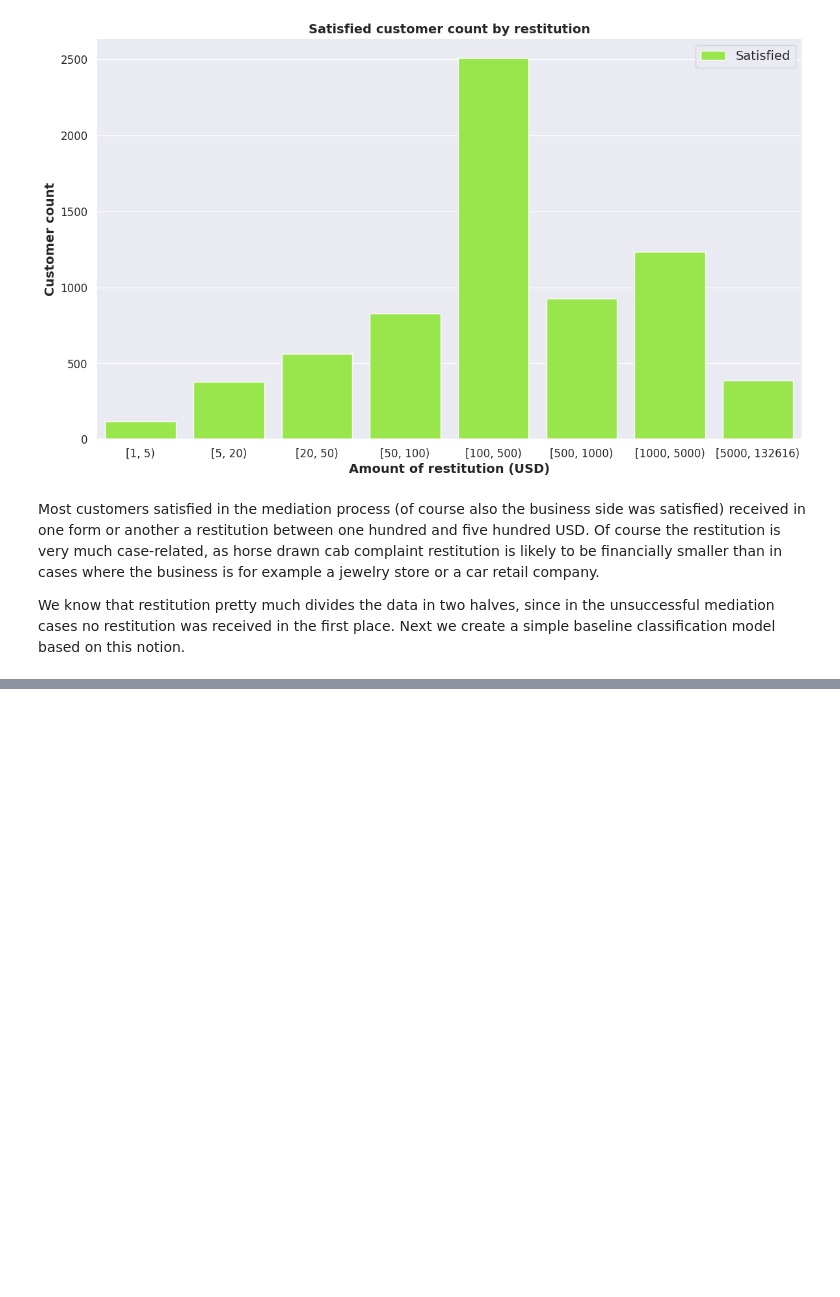
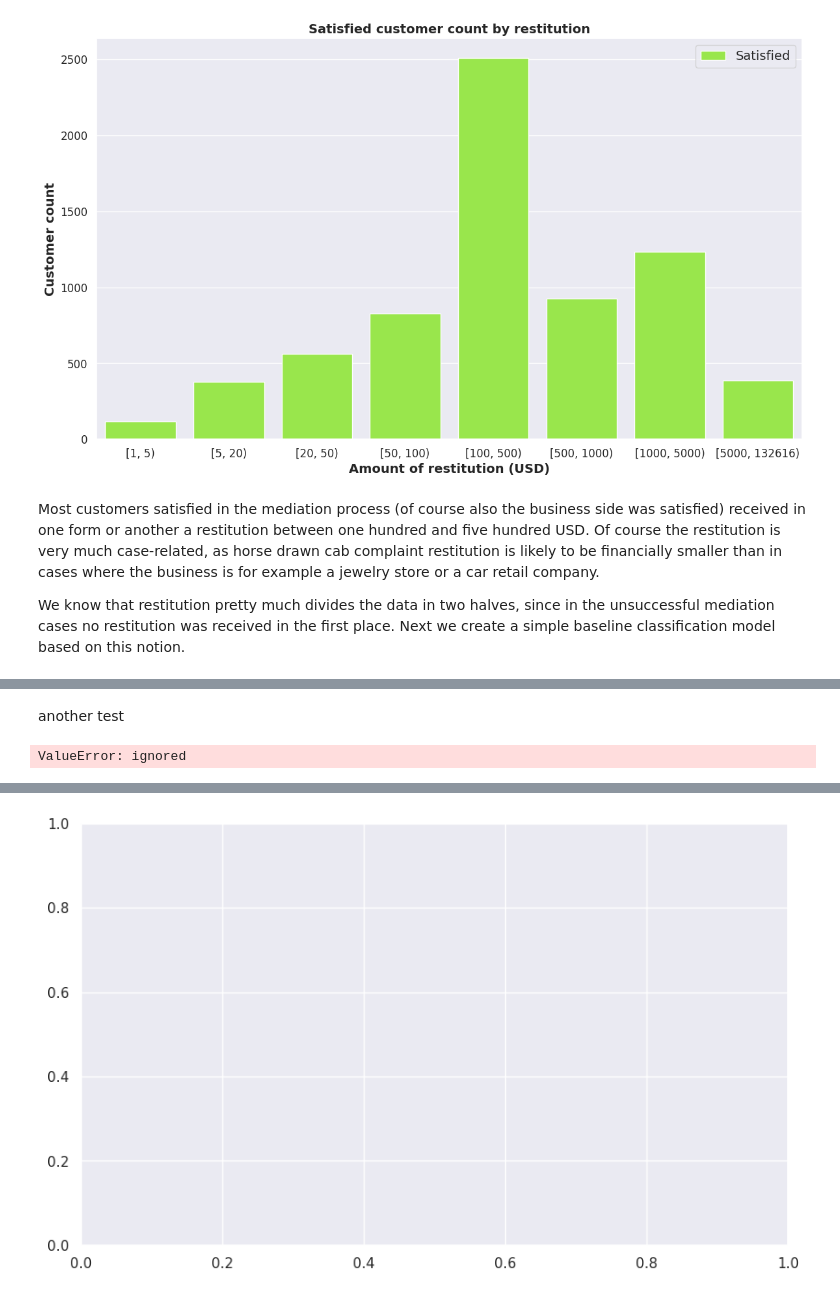
Before and after one commit to waheeb123/Covid_test, a Jupyter notebook: work_on_final_project.ipynb, the cells around one changed output, grey strips where cells are left out. Cells and saved outputs as stored; diff of their text form; code cells hidden in the pictures; blank space fills up the shorter version.

```diff
--- a/work_on_final_project.ipynb
+++ b/work_on_final_project.ipynb
@@ -658,0 +690,20 @@ We know that restitution pretty much divides the data in two halves, since in th
+# %%
+from sklearn.neighbors import KNeighborsClassifier
+from sklearn.metrics import accuracy_score, classification_report
+
+# Create a KNN classifier with a specified k value (e.g., k=5)
+knn = KNeighborsClassifier(n_neighbors=5)
+
+# Train the KNN classifier on the training data
+knn.fit(X_train, y_train)
+
+# Predict on the test data
+y_pred = knn.predict(X_test)
+
+# Evaluate the KNN model
+accuracy = accuracy_score(y_test, y_pred)
+print(f"Accuracy: {accuracy:.2f}")
+
+# Generate a classification report
+report = classification_report(y_test, y_pred)
+print(report)
@@ -658,0 +720,26 @@ We know that restitution pretty much divides the data in two halves, since in th
+# %% [markdown]
+another test
+# %%
+import matplotlib.pyplot as plt
+
+# Plot train and test scores
+plt.figure(figsize=(10, 6))
+plt.plot(range(1, 15), X_train, marker='o', label='Train Score')
+plt.plot(range(1, 15), X_test , marker='o', label='Test Score')
+
+# Highlight the maximum test score
+plt.scatter(test_scores_ind, [max_test_score] * len(test_scores_ind), color='red', label='Max Test Score', zorder=5)
+
+# Annotate the maximum test score point
+for i, k in enumerate(test_scores_ind):
+    plt.annotate(f'({k+1}, {max_test_score*100:.2f}%)', (k+1, max_test_score), textcoords="offset points", xytext=(0,10), ha='center')
+
+plt.title('KNN Classifier - Train and Test Scores for Different k Values')
+plt.xlabel('k (Number of Neighbors)')
+plt.ylabel('Accuracy')
+plt.xticks(range(1, 15))
+plt.grid(True)
+plt.legend()
+plt.show()
+# %% [output]
+ValueError: ignored
@@ -658,0 +763 @@ We know that restitution pretty much divides the data in two halves, since in th
+[figure, added]
```
Also changed, not shown: parts of 9 cells of this notebook.
